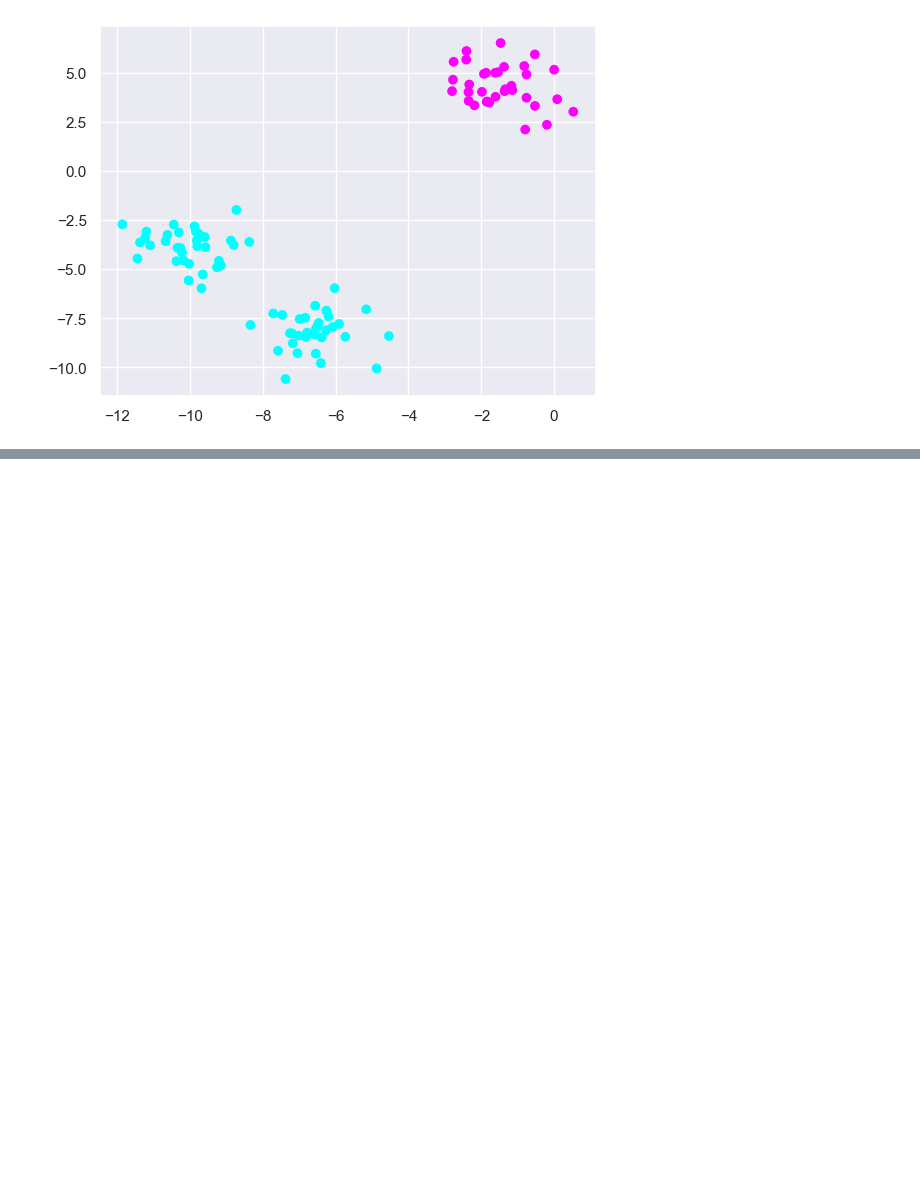
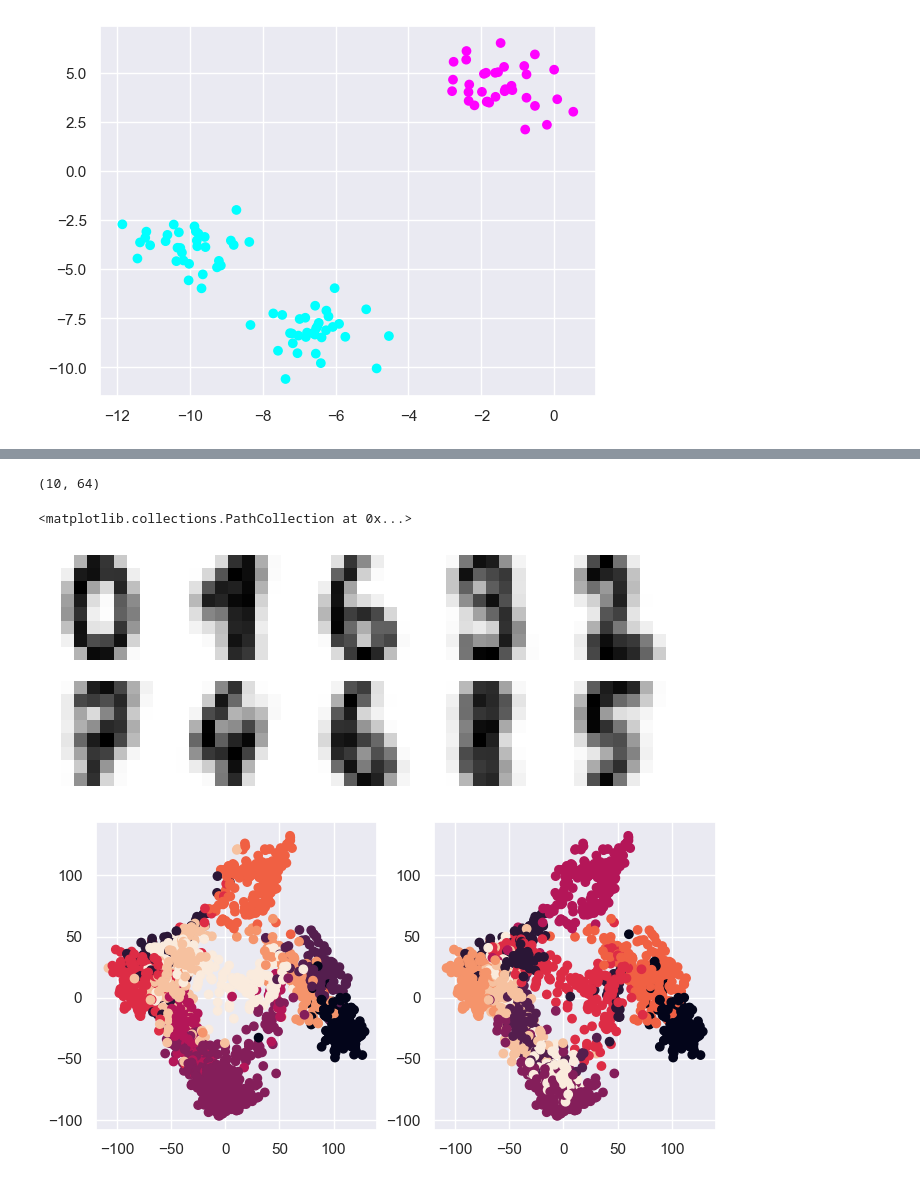
Before and after one commit to yzdxstii/Machine-learning-course-projects-University-of-Tabriz, a Jupyter notebook: 3_unsupervised learning.ipynb, the cells around one changed output, grey strips where cells are left out. Saved outputs shown, nothing was run; the diff lists cells and outputs as text; code cells hidden in the pictures; blank space fills up the shorter version.

```diff
--- a/3_unsupervised learning.ipynb
+++ b/3_unsupervised learning.ipynb
@@ -325,0 +413,31 @@ print(kmeans.cluster_centers_)
+# %%
+from sklearn.datasets import load_digits
+digits = load_digits()
+# %%
+from sklearn.cluster import KMeans
+kmeans = KMeans(n_clusters=10)
+clusters = kmeans.fit_predict(digits.data)
+
+print(kmeans.cluster_centers_.shape)
+
+# visualize the cluster centers
+fig = plt.figure(figsize=(8,3))
+for i in range(10):
+    ax = fig.add_subplot(2 , 5 , 1+i)
+    ax.imshow(kmeans.cluster_centers_[i].reshape((8,8)) , cmap= plt.cm.binary)
+    ax.grid(False)
+    ax.axis('off')
+
+# visualize the projected data
+from sklearn.manifold import Isomap
+X_iso = Isomap(n_neighbors=10).fit_transform(digits.data)
+
+fig , ax = plt.subplots(1 , 2 , figsize=(8,4))
+
+ax[0].scatter(X_iso[:,0] , X_iso[:,1] , c= clusters)
+ax[1].scatter(X_iso[:,0] , X_iso[:,1] , c= digits.target)
+# %% [output]
+(10, 64)
+<matplotlib.collections.PathCollection at 0x...>
+[figure, added]
+[figure, added]
```
Also changed, not shown: parts of 6 cells of this notebook.
